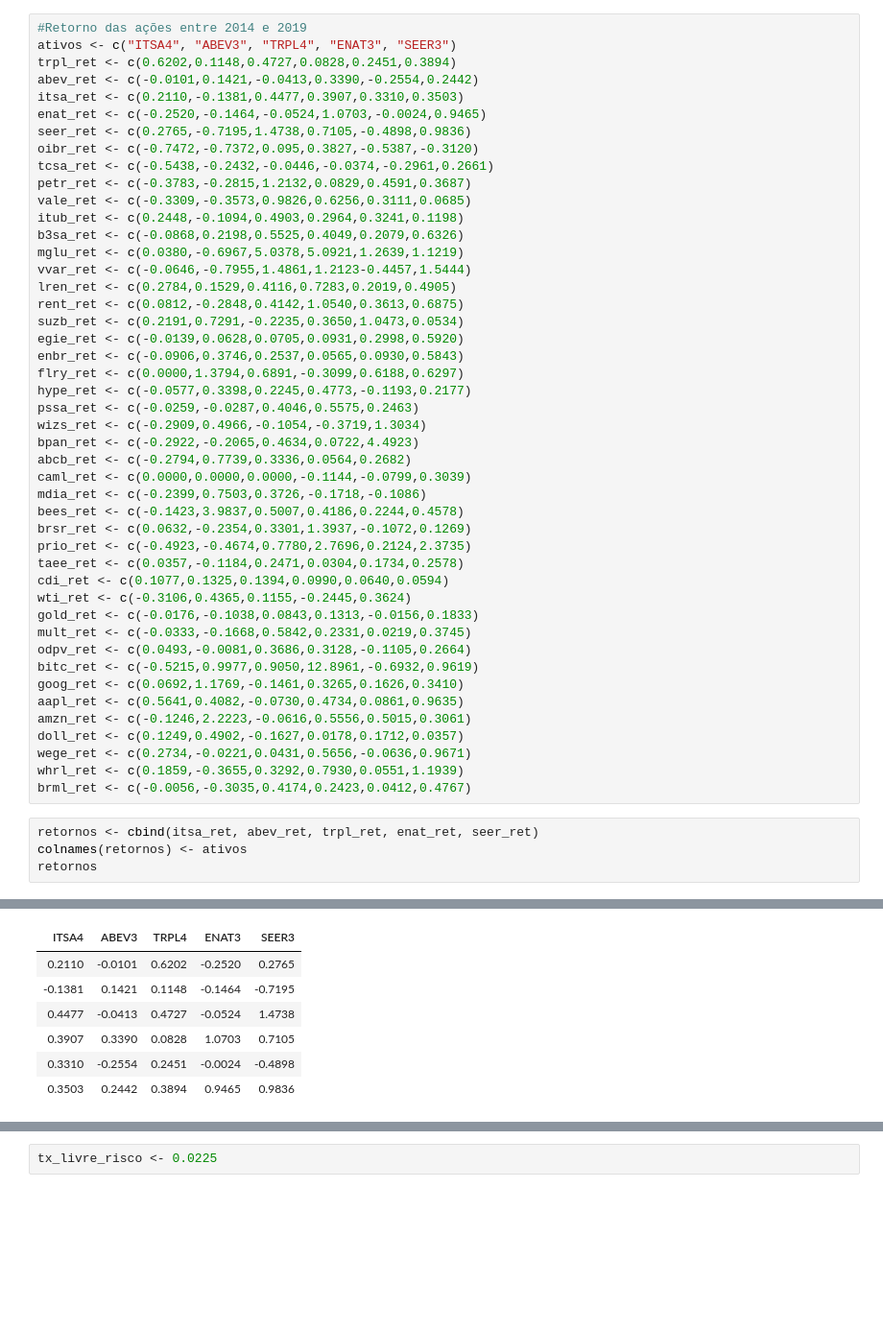
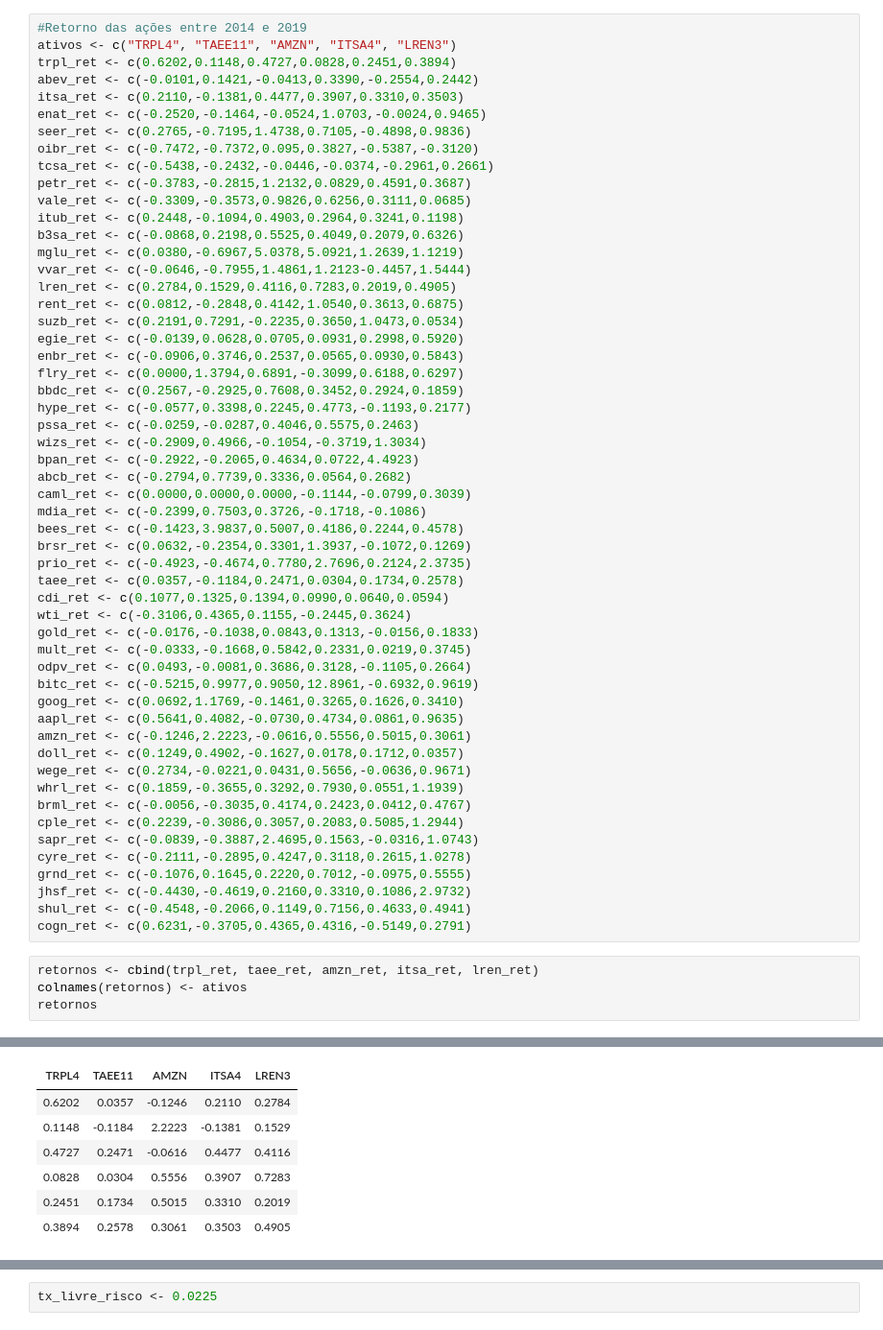
Before and after one commit to GabrielMarquezMatte/Meus-Arquivos, a Jupyter notebook: Ações e opções/Otimização de carteiras.ipynb, the cells around one changed output, grey strips where cells are left out. Shown at 96% size. Saved outputs shown, nothing was run; the diff lists cells and outputs as text; blank space fills up the shorter version.

```diff
--- a/Ações e opções/Otimização de carteiras.ipynb
+++ b/Ações e opções/Otimização de carteiras.ipynb
@@ -22,6 +33,6 @@ The following objects are masked from 'package:base':
 # %%
 #Retorno das ações entre 2014 e 2019
-ativos <- c("ITSA4", "ABEV3", "TRPL4", "ENAT3", "SEER3")
+ativos <- c("TRPL4", "TAEE11", "AMZN", "ITSA4", "LREN3")
 trpl_ret <- c(0.6202,0.1148,0.4727,0.0828,0.2451,0.3894)
 abev_ret <- c(-0.0101,0.1421,-0.0413,0.3390,-0.2554,0.2442)
 itsa_ret <- c(0.2110,-0.1381,0.4477,0.3907,0.3310,0.3503)
@@ -41,6 +52,7 @@ suzb_ret <- c(0.2191,0.7291,-0.2235,0.3650,1.0473,0.0534)
 egie_ret <- c(-0.0139,0.0628,0.0705,0.0931,0.2998,0.5920)
 enbr_ret <- c(-0.0906,0.3746,0.2537,0.0565,0.0930,0.5843)
 flry_ret <- c(0.0000,1.3794,0.6891,-0.3099,0.6188,0.6297)
+bbdc_ret <- c(0.2567,-0.2925,0.7608,0.3452,0.2924,0.1859)
 hype_ret <- c(-0.0577,0.3398,0.2245,0.4773,-0.1193,0.2177)
 pssa_ret <- c(-0.0259,-0.0287,0.4046,0.5575,0.2463)
 wizs_ret <- c(-0.2909,0.4966,-0.1054,-0.3719,1.3034)
@@ -65,16 +77,23 @@ doll_ret <- c(0.1249,0.4902,-0.1627,0.0178,0.1712,0.0357)
 wege_ret <- c(0.2734,-0.0221,0.0431,0.5656,-0.0636,0.9671)
 whrl_ret <- c(0.1859,-0.3655,0.3292,0.7930,0.0551,1.1939)
 brml_ret <- c(-0.0056,-0.3035,0.4174,0.2423,0.0412,0.4767)
+cple_ret <- c(0.2239,-0.3086,0.3057,0.2083,0.5085,1.2944)
+sapr_ret <- c(-0.0839,-0.3887,2.4695,0.1563,-0.0316,1.0743)
+cyre_ret <- c(-0.2111,-0.2895,0.4247,0.3118,0.2615,1.0278)
+grnd_ret <- c(-0.1076,0.1645,0.2220,0.7012,-0.0975,0.5555)
+jhsf_ret <- c(-0.4430,-0.4619,0.2160,0.3310,0.1086,2.9732)
+shul_ret <- c(-0.4548,-0.2066,0.1149,0.7156,0.4633,0.4941)
+cogn_ret <- c(0.6231,-0.3705,0.4365,0.4316,-0.5149,0.2791)
 # %%
-retornos <- cbind(itsa_ret, abev_ret, trpl_ret, enat_ret, seer_ret)
+retornos <- cbind(trpl_ret, taee_ret, amzn_ret, itsa_ret, lren_ret)
 colnames(retornos) <- ativos
 retornos
 # %% [output]
 A matrix: 6 × 5 of type dbl
-| ITSA4 | ABEV3 | TRPL4 | ENAT3 | SEER3 |
-| 0.2110 | -0.0101 | 0.6202 | -0.2520 | 0.2765 |
-| -0.1381 | 0.1421 | 0.1148 | -0.1464 | -0.7195 |
-| 0.4477 | -0.0413 | 0.4727 | -0.0524 | 1.4738 |
-| 0.3907 | 0.3390 | 0.0828 | 1.0703 | 0.7105 |
-| 0.3310 | -0.2554 | 0.2451 | -0.0024 | -0.4898 |
-| 0.3503 | 0.2442 | 0.3894 | 0.9465 | 0.9836 |
+| TRPL4 | TAEE11 | AMZN | ITSA4 | LREN3 |
+| 0.6202 | 0.0357 | -0.1246 | 0.2110 | 0.2784 |
+| 0.1148 | -0.1184 | 2.2223 | -0.1381 | 0.1529 |
+| 0.4727 | 0.2471 | -0.0616 | 0.4477 | 0.4116 |
+| 0.0828 | 0.0304 | 0.5556 | 0.3907 | 0.7283 |
+| 0.2451 | 0.1734 | 0.5015 | 0.3310 | 0.2019 |
+| 0.3894 | 0.2578 | 0.3061 | 0.3503 | 0.4905 |
```
Also changed, not shown: parts of 17 cells of this notebook, 2 other files.
